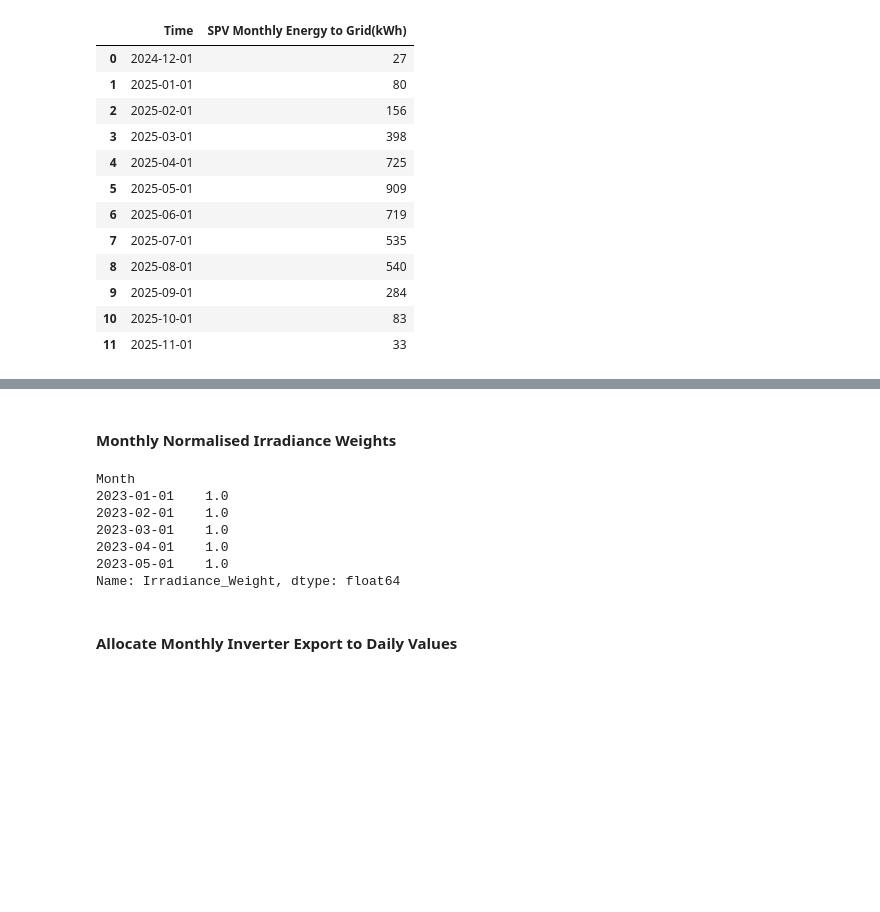
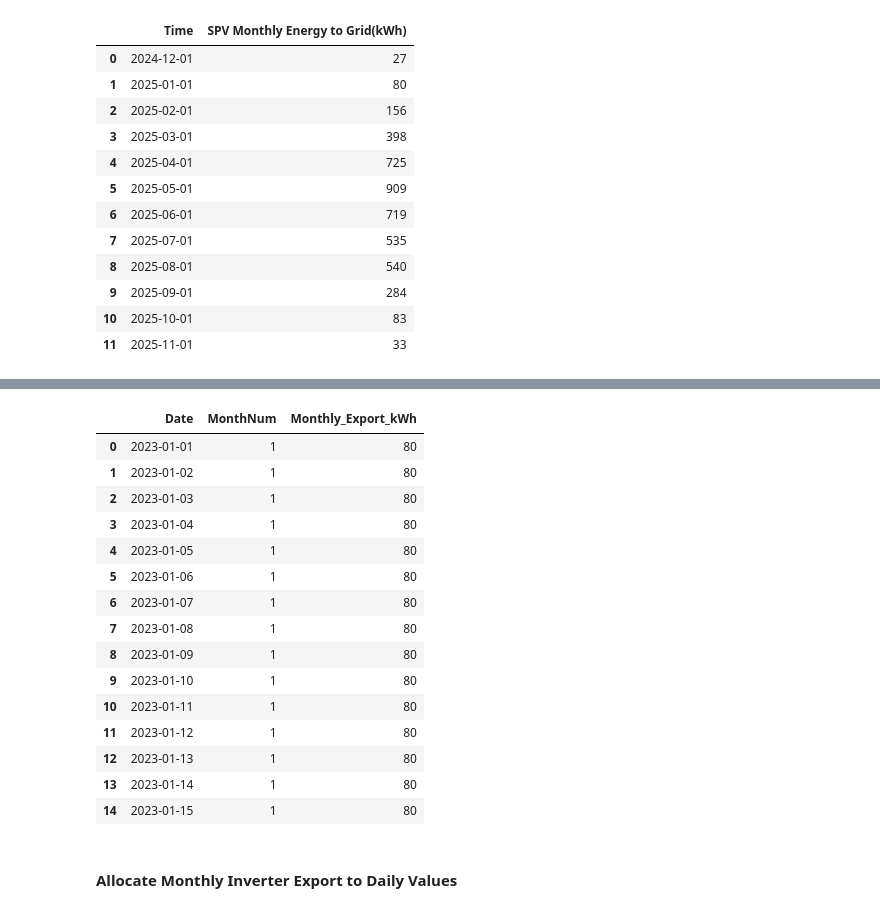
Before and after one commit to p-sav/PFDA, a Jupyter notebook: Project/Energy_analysis.ipynb, the cells around one changed output, grey strips where cells are left out. Cells and saved outputs as stored; diff of their text form; code cells hidden in the pictures; blank space fills up the shorter version.

```diff
--- a/Project/Energy_analysis.ipynb
+++ b/Project/Energy_analysis.ipynb
@@ -1135,32 +1164,53 @@ daily_irradiance.head()
-# %% [markdown]
-#### Monthly Normalised Irradiance Weights
-# %%
-# Calculate total irradiance per month
-monthly_irradiance_sum = (
-    daily_irradiance
-    .groupby('Month')['Daily_Irradiance']
-    .sum()
-)
-
-# Map monthly totals back to daily data
-daily_irradiance['Monthly_Irradiance_Total'] = daily_irradiance['Month'].map(monthly_irradiance_sum)
-
-# Calculate daily irradiance weight within each month
-daily_irradiance['Irradiance_Weight'] = (
-    daily_irradiance['Daily_Irradiance'] /
-    daily_irradiance['Monthly_Irradiance_Total']
-)
-
-# Sanity check: weights should sum to 1 per month
-daily_irradiance.groupby('Month')['Irradiance_Weight'].sum().head()
-# %% [output]
-Month
-2023-01-01    1.0
-2023-02-01    1.0
-2023-03-01    1.0
-2023-04-01    1.0
-2023-05-01    1.0
-Name: Irradiance_Weight, dtype: float64
+# %%
+# Clean Month Numbeer column and merge monthly export into daily irradiance
+
+# Daily data (2023)
+daily_irradiance['MonthNum'] = daily_irradiance['Date'].dt.month
+
+# Monthly Export data (2024–2025)
+monthly_export = monthly_export.rename(columns={
+    'Time': 'Month',
+    'SPV Monthly Energy to Grid(kWh)': 'Monthly_Export_kWh'
+})
+
+monthly_export['Month'] = pd.to_datetime(monthly_export['Month'])
+monthly_export['MonthNum'] = monthly_export['Month'].dt.month
+
+# Keep only MonthNum + export
+monthly_export = monthly_export[['MonthNum', 'Monthly_Export_kWh']]
+
+# Remove any old export column
+daily_irradiance = daily_irradiance.drop(
+    columns=['Monthly_Export_kWh'],
+    errors='ignore'
+)
+
+# Merge monthly export into daily irradiance DataFrame
+daily_irradiance = daily_irradiance.merge(
+    monthly_export,
+    on='MonthNum',
+    how='left'
+)
+
+# Test output
+daily_irradiance[['Date', 'MonthNum', 'Monthly_Export_kWh']].head(15)
+# %% [output]
+|  | Date | MonthNum | Monthly_Export_kWh |
+| 0 | 2023-01-01 | 1 | 80 |
+| 1 | 2023-01-02 | 1 | 80 |
+| 2 | 2023-01-03 | 1 | 80 |
+| 3 | 2023-01-04 | 1 | 80 |
+| 4 | 2023-01-05 | 1 | 80 |
+| 5 | 2023-01-06 | 1 | 80 |
+| 6 | 2023-01-07 | 1 | 80 |
+| 7 | 2023-01-08 | 1 | 80 |
+| 8 | 2023-01-09 | 1 | 80 |
+| 9 | 2023-01-10 | 1 | 80 |
+| 10 | 2023-01-11 | 1 | 80 |
+| 11 | 2023-01-12 | 1 | 80 |
+| 12 | 2023-01-13 | 1 | 80 |
+| 13 | 2023-01-14 | 1 | 80 |
+| 14 | 2023-01-15 | 1 | 80 |
 # %% [markdown]
 #### Allocate Monthly Inverter Export to Daily Values
 # %%
```
Also changed, not shown: parts of 13 cells of this notebook.
